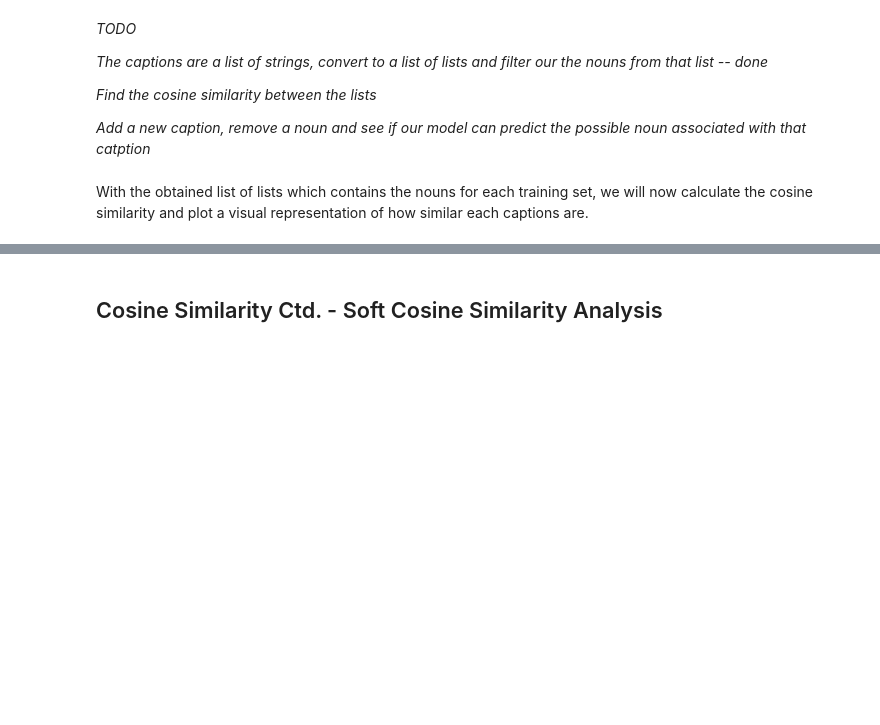
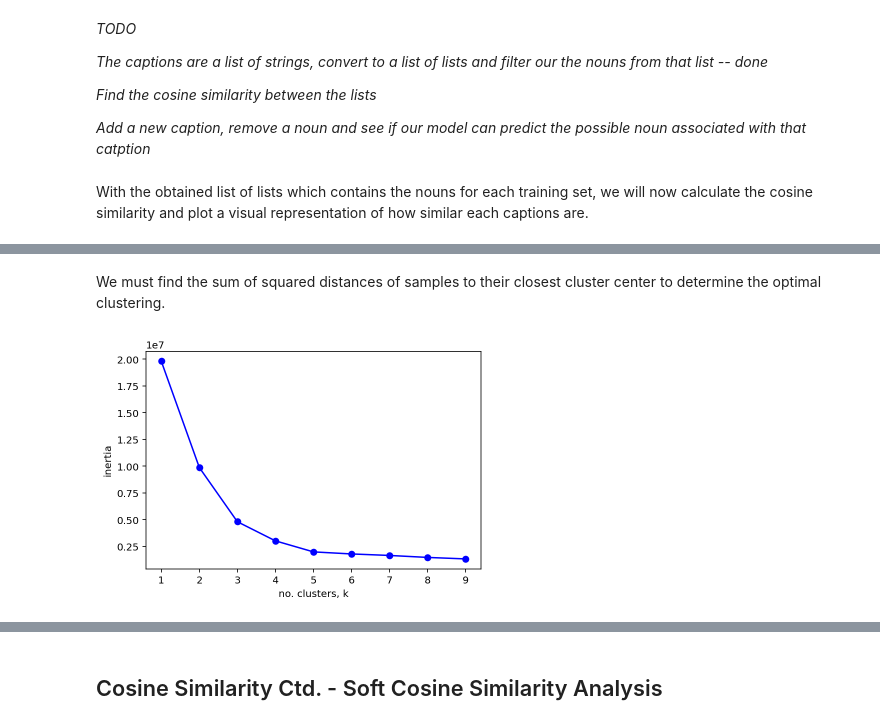
Before and after one commit to 22victoryy/caption-prediction, a Jupyter notebook: 403_final.ipynb, the cells around one changed output, grey strips where cells are left out. Saved outputs shown, nothing was run; the diff lists cells and outputs as text; code cells hidden in the pictures; blank space fills up the shorter version.

```diff
--- a/403_final.ipynb
+++ b/403_final.ipynb
@@ -246,0 +314,22 @@ print(cosine_similarity(df, df))
+# %% [markdown]
+We must find the sum of squared distances of samples to their closest cluster center to determine the optimal clustering.
+# %%
+ks = range(1, 10)
+inertias = []
+for k in ks:
+    # Create a KMeans instance with k clusters: model
+    model = KMeans(n_clusters=k)
+
+    # Fit model to samples
+    model.fit(PCA_components.iloc[:,:3])
+
+    # Append the inertia to the list of inertias
+    inertias.append(model.inertia_)
+
+plt.plot(ks, inertias, '-o', color='blue')
+plt.xlabel('no. clusters, k')
+plt.ylabel('inertia')
+plt.xticks(ks)
+plt.show()
+# %% [output]
+[figure, added]
```
Also changed, not shown: parts of 23 cells of this notebook, 2 other files.
